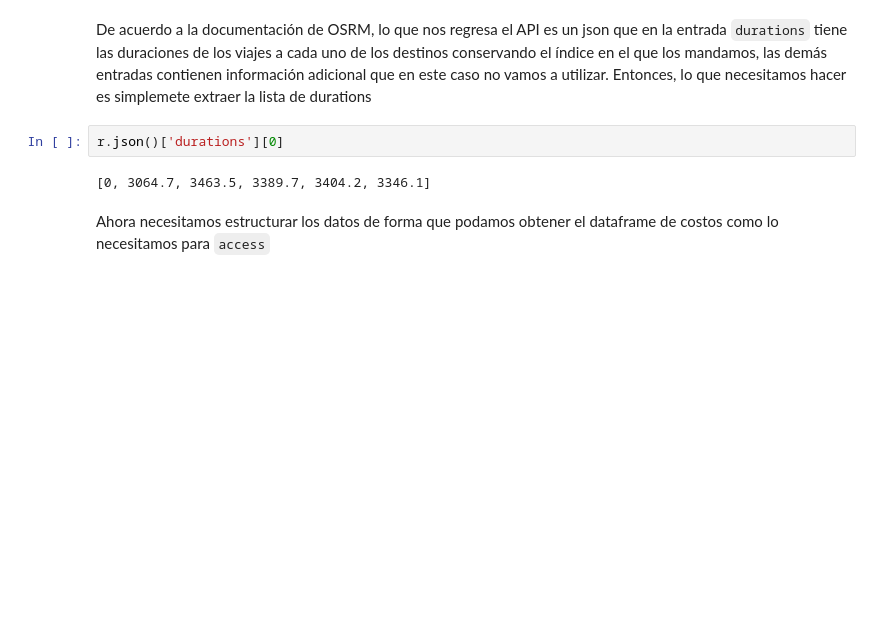
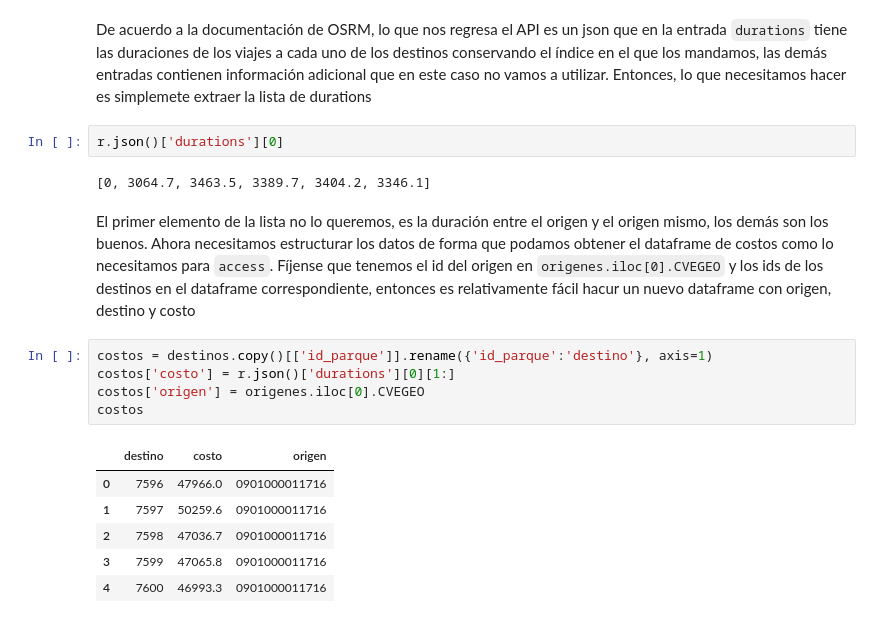
Before and after one commit to CentroGeo/temas-selectos-geoinformatica, a Jupyter notebook: accesibilidad/Matrices_OD.ipynb, the cells around one changed output. Saved outputs shown, nothing was run; the diff lists cells and outputs as text; blank space fills up the shorter version.

```diff
--- a/accesibilidad/Matrices_OD.ipynb
+++ b/accesibilidad/Matrices_OD.ipynb
@@ -136,4 +141,16 @@ r.json()['durations'][0]
 # %% [output]
 [0, 3064.7, 3463.5, 3389.7, 3404.2, 3346.1]
 # %% [markdown]
-Ahora necesitamos estructurar los datos de forma que podamos obtener el dataframe de costos como lo necesitamos para `access`
+El primer elemento de la lista no lo queremos, es la duración entre el origen y el origen mismo, los demás son los buenos. Ahora necesitamos estructurar los datos de forma que podamos obtener el dataframe de costos como lo necesitamos para `access`. Fíjense que tenemos el id del origen en `origenes.iloc[0].CVEGEO` y los ids de los destinos en el dataframe correspondiente, entonces es relativamente fácil hacur un nuevo dataframe con origen, destino y costo
+# %%
+costos = destinos.copy()[['id_parque']].rename({'id_parque':'destino'}, axis=1)
+costos['costo'] = r.json()['durations'][0][1:]
+costos['origen'] = origenes.iloc[0].CVEGEO
+costos
+# %% [output]
+|  | destino | costo | origen |
+| 0 | 7596 | 47966.0 | 0901000011716 |
+| 1 | 7597 | 50259.6 | 0901000011716 |
+| 2 | 7598 | 47036.7 | 0901000011716 |
+| 3 | 7599 | 47065.8 | 0901000011716 |
+| 4 | 7600 | 46993.3 | 0901000011716 |
```
Also changed, not shown: parts of 12 cells of this notebook, 2 other files.
